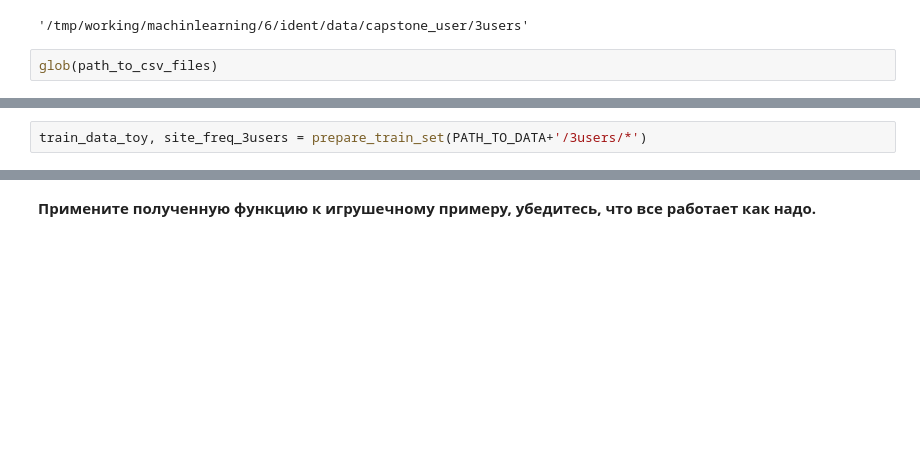
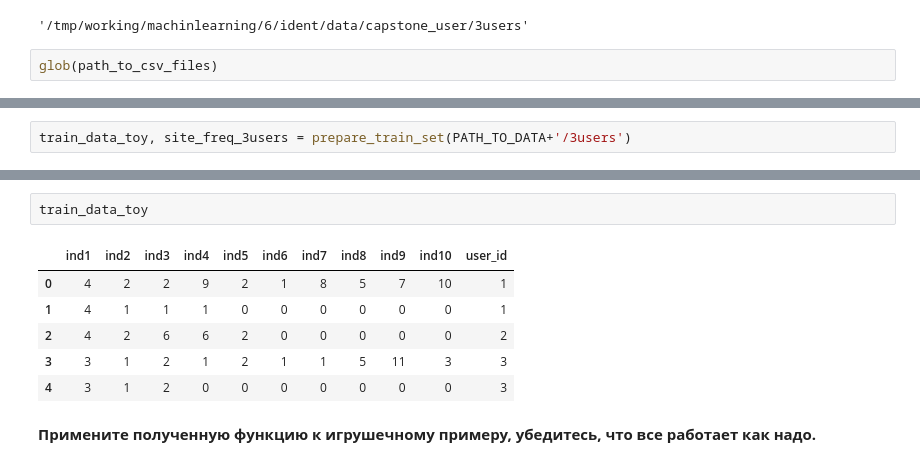
Before and after one commit to Vliseev/ml, a Jupyter notebook: 6/ident/week1/_week1_prepare_dataset.ipynb, the cells around one changed output, grey strips where cells are left out. Cells and saved outputs as stored; diff of their text form; blank space fills up the shorter version.

```diff
--- a/6/ident/week1/_week1_prepare_dataset.ipynb
+++ b/6/ident/week1/_week1_prepare_dataset.ipynb
@@ -342,4 +344,4 @@ def prepare_train_set(path_to_csv_files, session_length=10):
                                  for i in range(1,11)]+['user_id']),\
     dict_site
 # %%
-train_data_toy, site_freq_3users = prepare_train_set(PATH_TO_DATA+'/3users/*')
+train_data_toy, site_freq_3users = prepare_train_set(PATH_TO_DATA+'/3users')
@@ -346,3 +358,12 @@ train_data_toy, site_freq_3users = prepare_train_set(PATH_TO_DATA+'/3users/*')
+# %%
+train_data_toy
+# %% [output]
+|  | ind1 | ind2 | ind3 | ind4 | ind5 | ind6 | ind7 | ind8 | ind9 | ind10 | user_id |
+| 0 | 4 | 2 | 2 | 9 | 2 | 1 | 8 | 5 | 7 | 10 | 1 |
+| 1 | 4 | 1 | 1 | 1 | 0 | 0 | 0 | 0 | 0 | 0 | 1 |
+| 2 | 4 | 2 | 6 | 6 | 2 | 0 | 0 | 0 | 0 | 0 | 2 |
+| 3 | 3 | 1 | 2 | 1 | 2 | 1 | 1 | 5 | 11 | 3 | 3 |
+| 4 | 3 | 1 | 2 | 0 | 0 | 0 | 0 | 0 | 0 | 0 | 3 |
 # %% [markdown]
 **Примените полученную функцию к игрушечному примеру, убедитесь, что все работает как надо.**
 # %%
```
Also changed, not shown: parts of 19 cells of this notebook, 1 other file.
